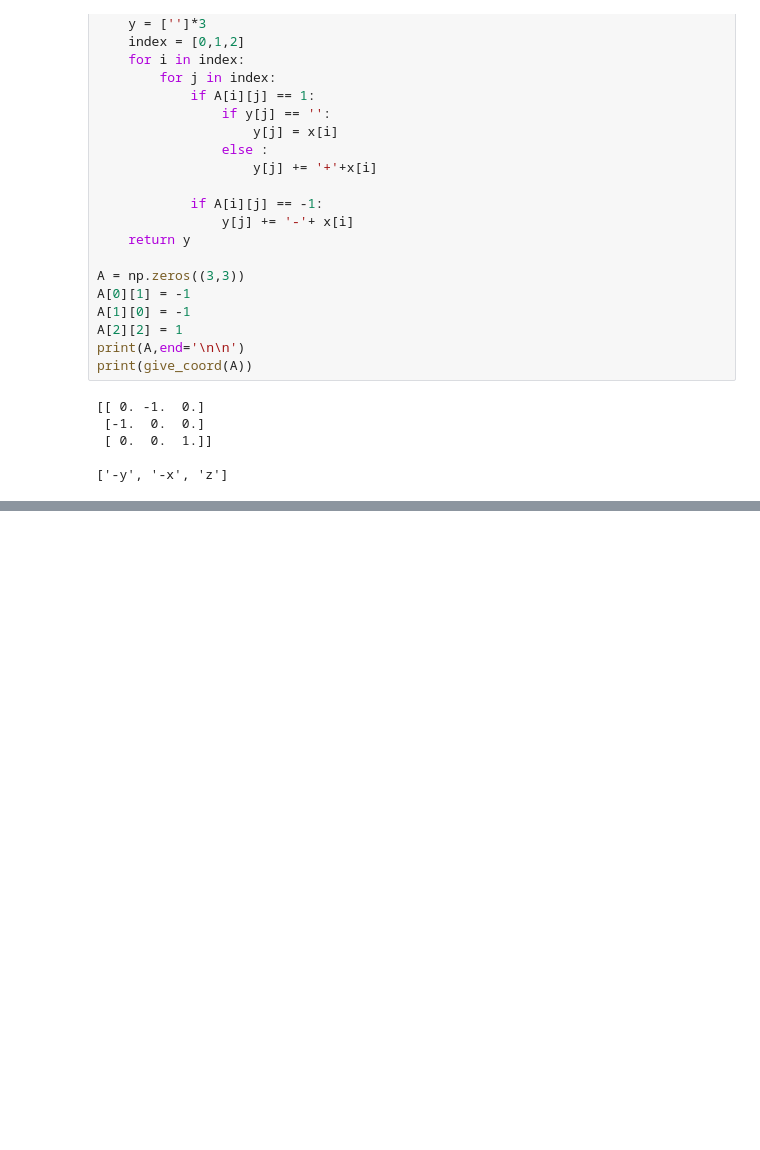
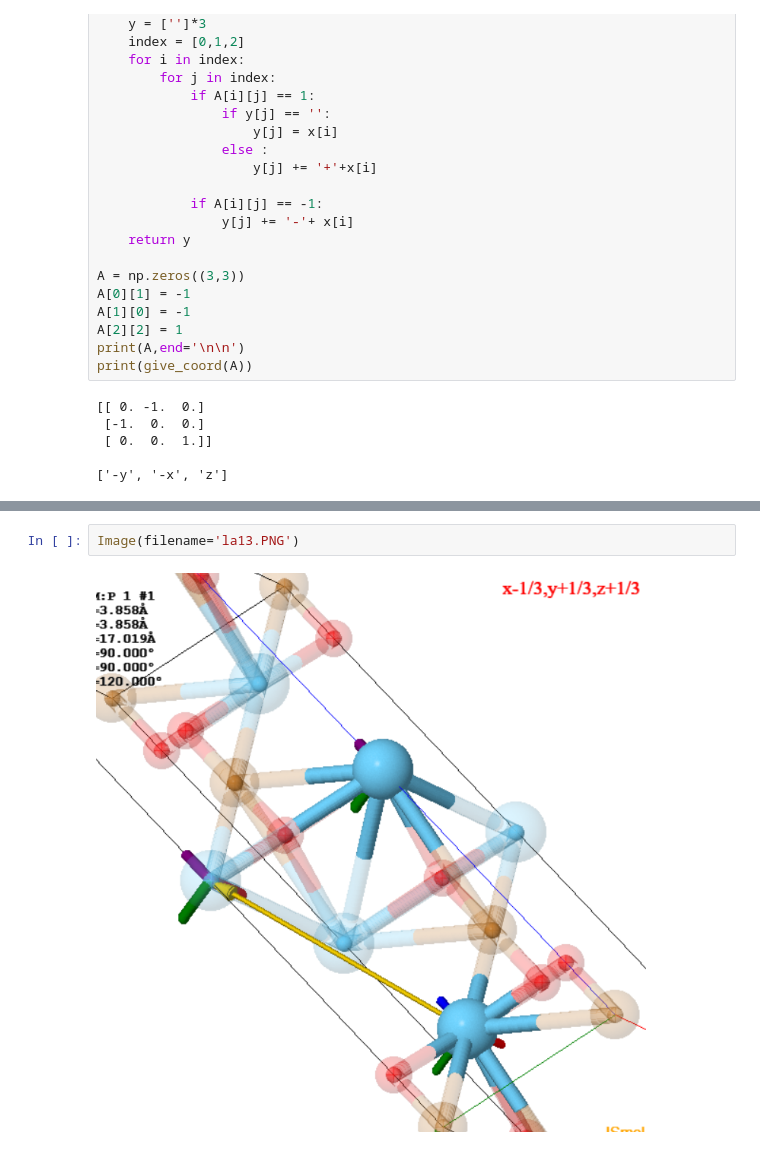
Before and after one commit to Simiavarone/lmapr1492, a Jupyter notebook: symmetry.ipynb, the cells around one changed output, grey strips where cells are left out. Saved outputs shown, nothing was run; the diff lists cells and outputs as text; blank space fills up the shorter version.

```diff
--- a/symmetry.ipynb
+++ b/symmetry.ipynb
@@ -102,0 +130,4 @@ nouvelle position pour l'atome "O" : [-14.585    0.6667  -2.262 ]
+# %%
+Image(filename='la13.PNG')
+# %% [output]
+[figure, added]
```
Also changed, not shown: parts of 9 cells of this notebook, 9 other files.
